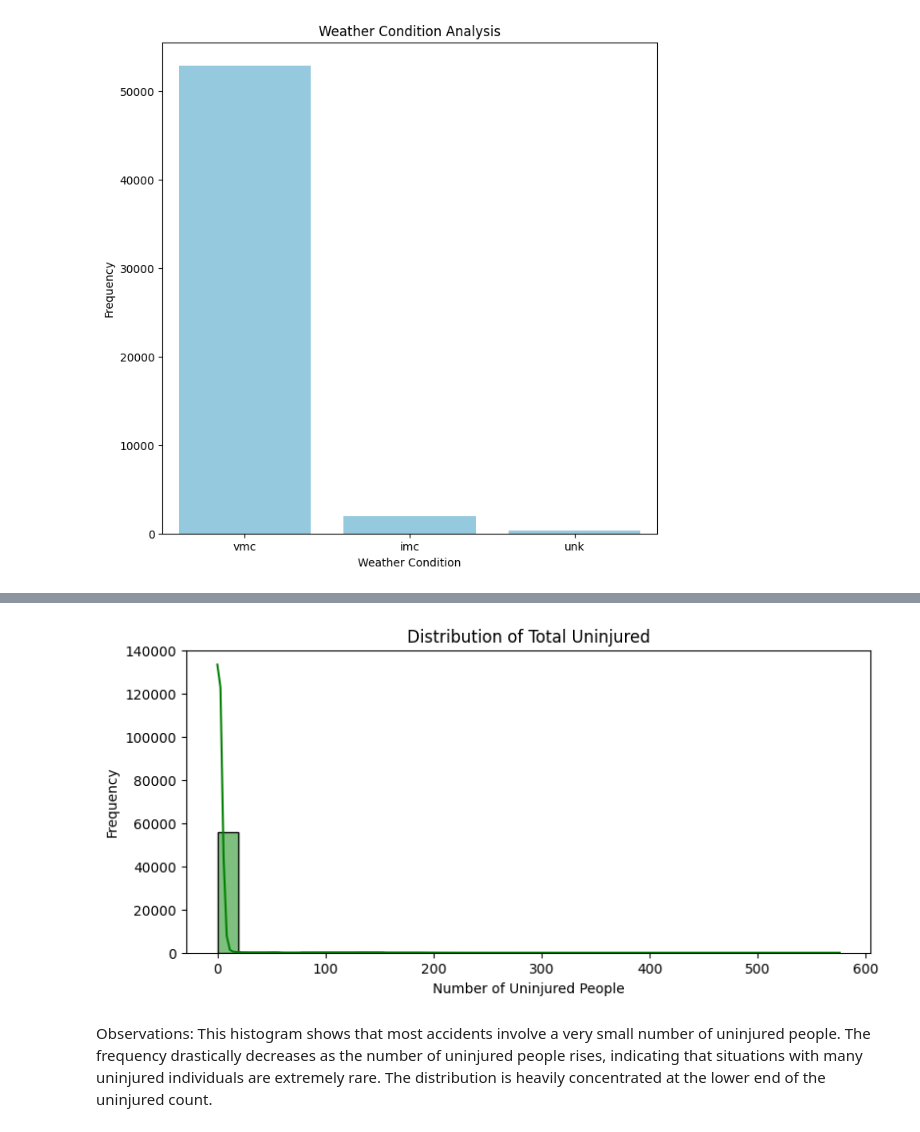
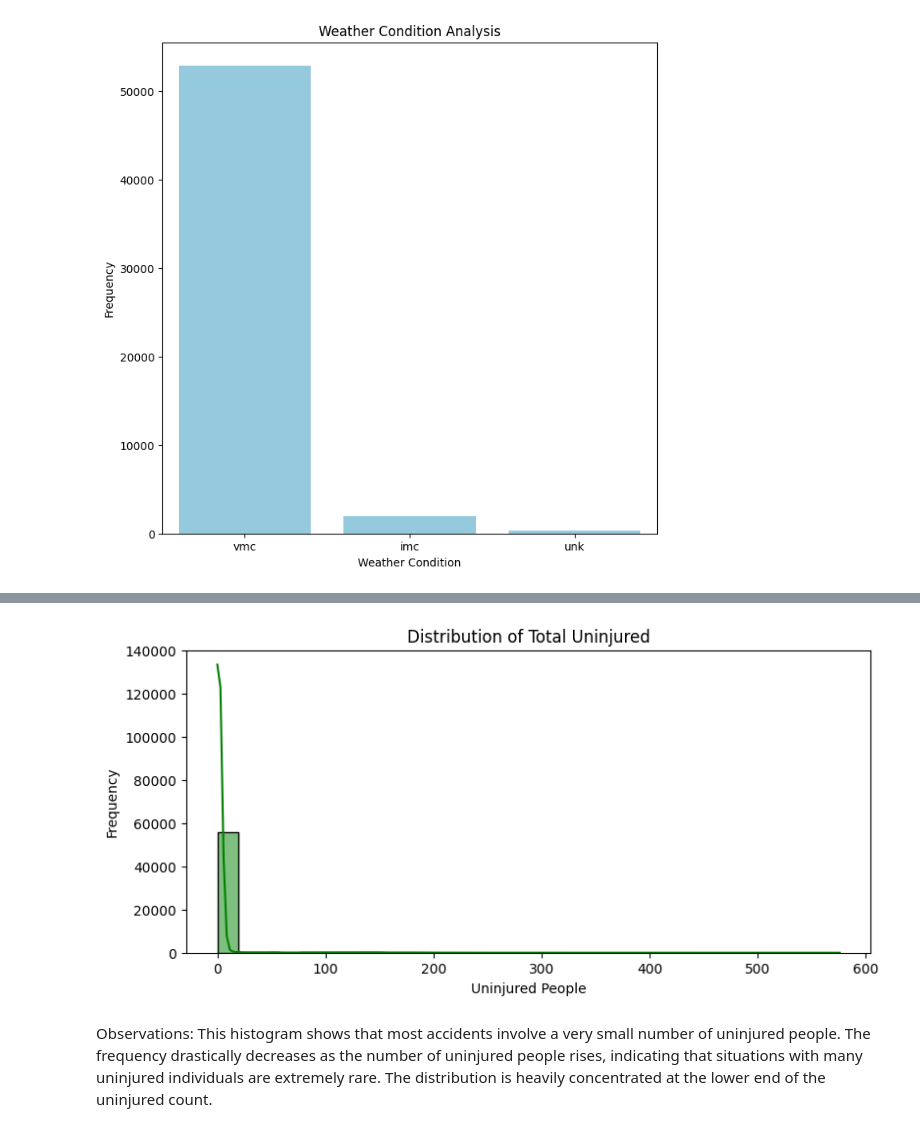
Before and after one commit to audreychela/Audrey_first_repo, a Jupyter notebook: data_cleaning_project.ipynb, the cells around one changed output, grey strips where cells are left out. Cells and saved outputs as stored; diff of their text form; code cells hidden in the pictures.

```diff
--- a/data_cleaning_project.ipynb
+++ b/data_cleaning_project.ipynb
@@ -676,19 +662,19 @@ data.select_dtypes(include='number')
 # %%
 #using histogram for univariate analysis on Total uninjured variable
 #doing univariate analysis on numerical variables on total uinjured
 
 #first convert to numerical values
 data['Total.Uninjured'] = pd.to_numeric(data['Total.Uninjured'], errors='coerce')
 #get the summary statistics
 data['Total.Uninjured'].describe()
 plt.figure(figsize=(9,4))
 sns.histplot(data['Total.Uninjured'].dropna(), bins=30, kde=True, color='green')
 plt.title('Distribution of Total Uninjured')
-plt.xlabel('Number of Uninjured People')
+plt.xlabel('Uninjured People')
 plt.ylabel('Frequency')
 plt.show()
 # %% [output]
-[figure, old version]
+[figure, new version]
 # %% [markdown]
 Observations: This histogram shows that most accidents involve a very small number of uninjured people. The frequency drastically decreases as the number of uninjured people rises, indicating that situations with many uninjured individuals are extremely rare. The distribution is heavily concentrated at the lower end of the uninjured count.
 # %% [markdown]
```
Also changed, not shown: parts of 20 cells of this notebook.
